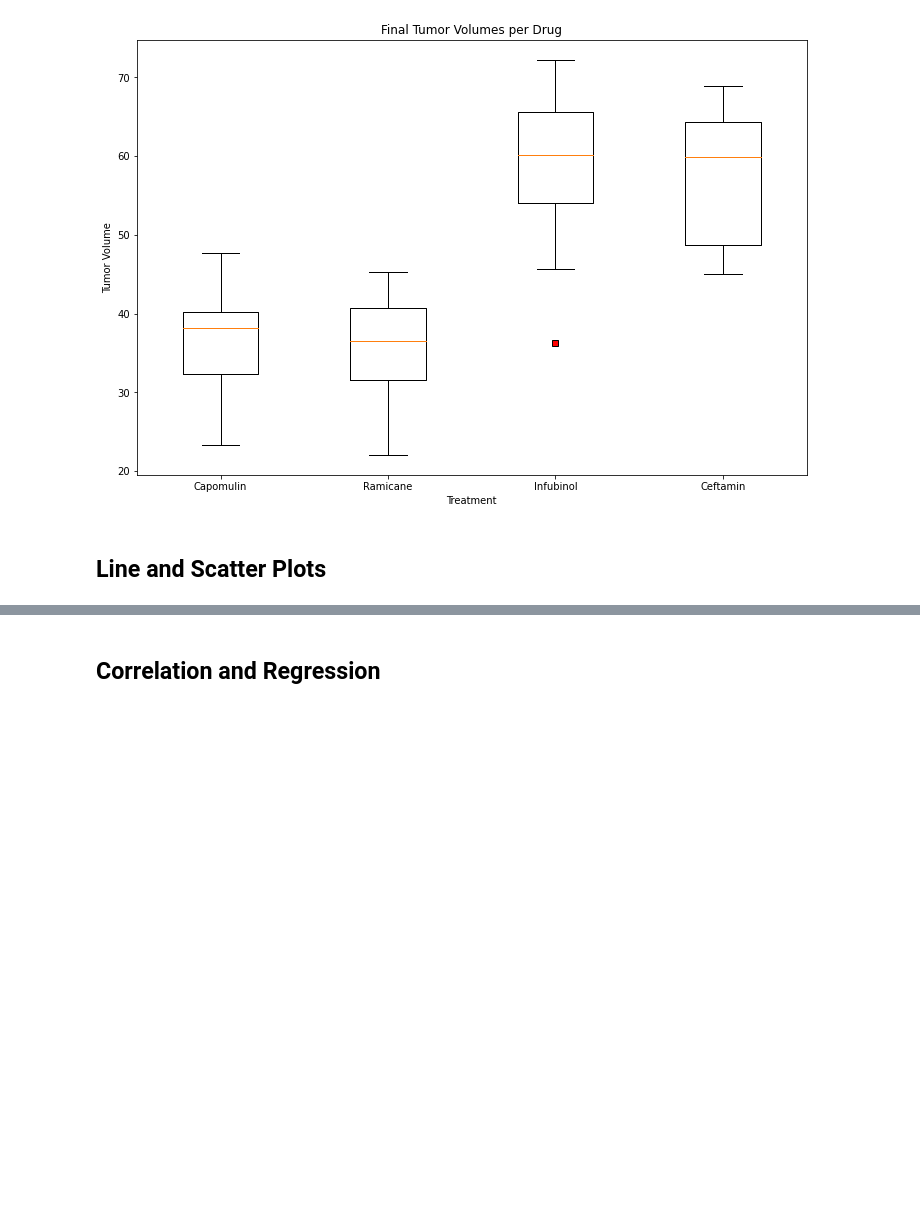
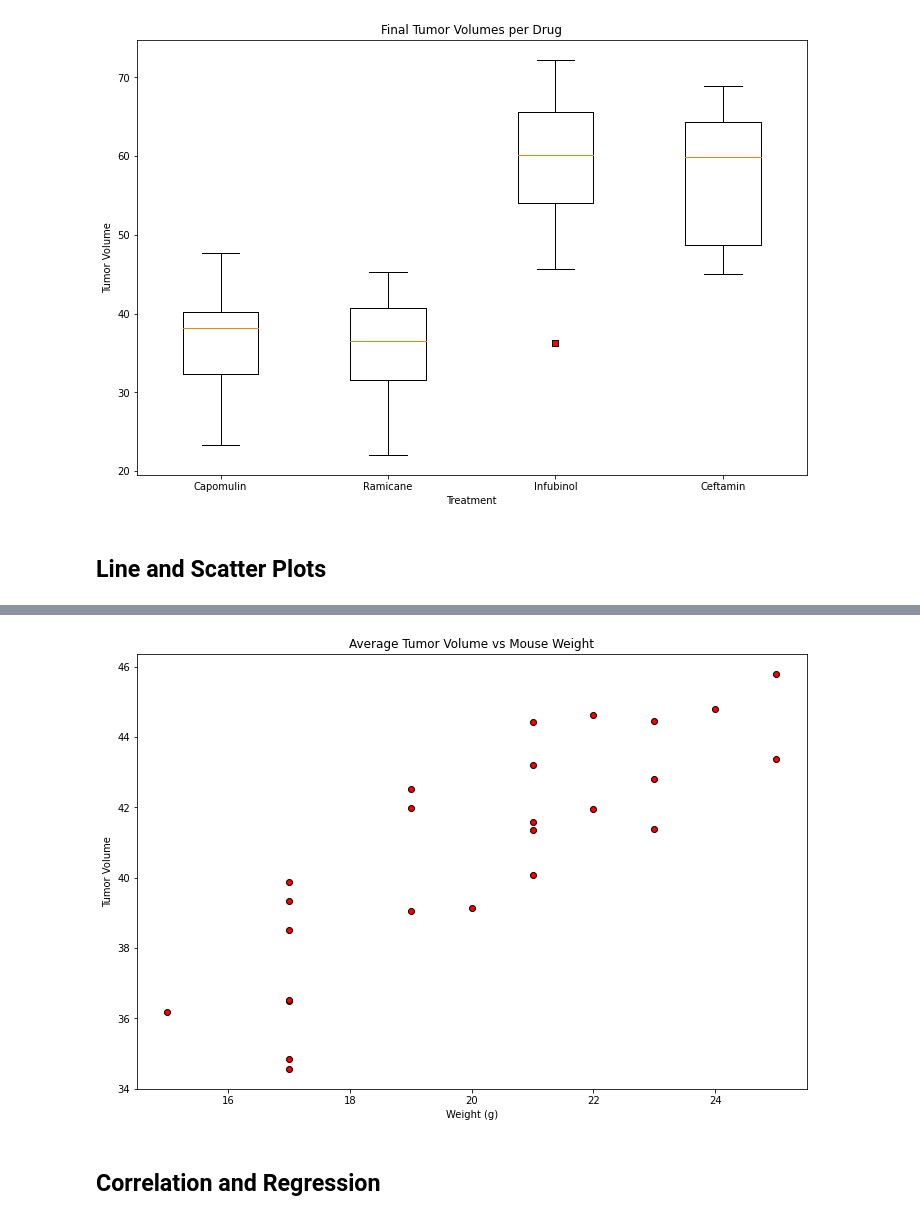
Before and after one commit to jordan-gilmartin/pharma-study-analysis, a Jupyter notebook: Instructions/Pymaceuticals/pymaceuticals_starter.ipynb, the cells around one changed output, grey strips where cells are left out. Drawn from its saved outputs; the diff is of its cells as text; code cells hidden in the pictures; blank space fills up the shorter version.

```diff
--- a/Instructions/Pymaceuticals/pymaceuticals_starter.ipynb
+++ b/Instructions/Pymaceuticals/pymaceuticals_starter.ipynb
@@ -696,3 +730,7 @@ Text(0.5, 0, 'Treatment')
 # %%
 # Generate a scatter plot of average tumor volume vs. mouse
 # weight for the Capomulin regimen
+# %%
+# Grabbing the mice on Capomulin and calculating mean
+capmeanvol = Capomulin_df.groupby("Mouse ID").mean()
+capmeanvol.head()
@@ -699,3 +745,15 @@ Text(0.5, 0, 'Treatment')
+# %%
+# Setting up variables for Weight and Tumor Volume columns and plotting
+meanW = capmeanvol["Weight (g)"]
+meanTV = capmeanvol["Tumor Volume (mm3)"]
+fig1, ax1 = plt.subplots(figsize=(12,8))
+plt.scatter(meanW, meanTV, color="r", marker="o", edgecolors="black")
+plt.title("Average Tumor Volume vs Mouse Weight")
+plt.ylabel("Tumor Volume")
+plt.xlabel("Weight (g)")
+plt.show()
+# %% [output]
+[figure, added]
 # %% [markdown]
 ## Correlation and Regression
 # %%
```
Also changed, not shown: parts of 11 cells of this notebook.
